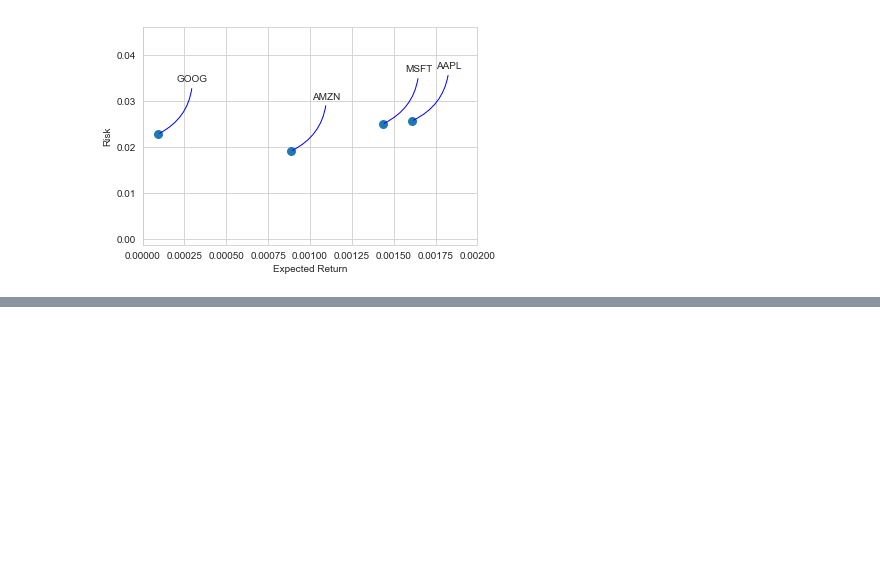
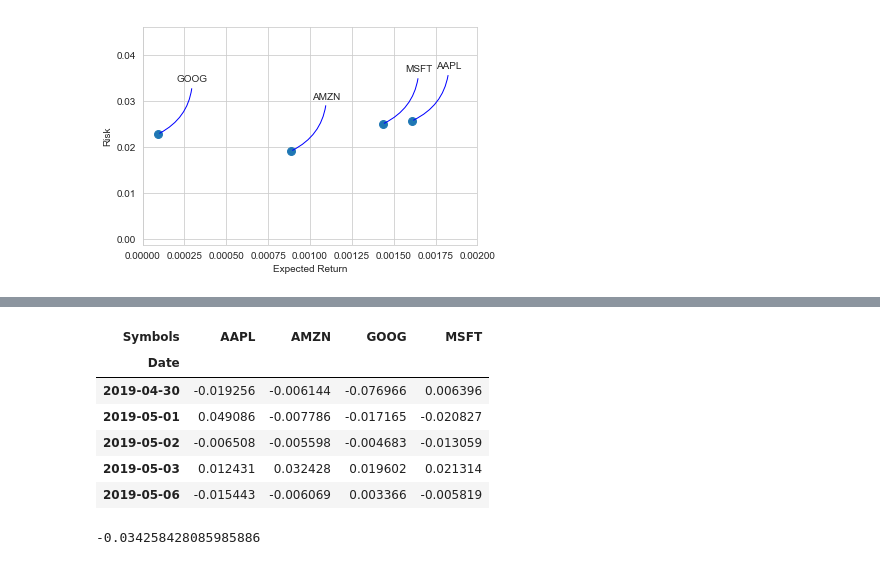
Before and after one commit to moroznat/StockMarketAnalysis_ML, a Jupyter notebook: StockMarket.ipynb, the cells around one changed output, grey strips where cells are left out. Drawn from its saved outputs; the diff is of its cells as text; code cells hidden in the pictures; blank space fills up the shorter version.

```diff
--- a/StockMarket.ipynb
+++ b/StockMarket.ipynb
@@ -221,0 +227,14 @@ for label, x, y in zip(rets.columns, rets.mean(), rets.std()):
+# %%
+rets.head()
+# %% [output]
+| Symbols | AAPL | AMZN | GOOG | MSFT |
+| Date |  |  |  |  |
+| 2019-04-30 | -0.019256 | -0.006144 | -0.076966 | 0.006396 |
+| 2019-05-01 | 0.049086 | -0.007786 | -0.017165 | -0.020827 |
+| 2019-05-02 | -0.006508 | -0.005598 | -0.004683 | -0.013059 |
+| 2019-05-03 | 0.012431 | 0.032428 | 0.019602 | 0.021314 |
+| 2019-05-06 | -0.015443 | -0.006069 | 0.003366 | -0.005819 |
+# %%
+rets['AAPL'].quantile(0.05)
+# %% [output]
+-0.034258428085985886
```
Also changed, not shown: parts of 7 cells of this notebook.
